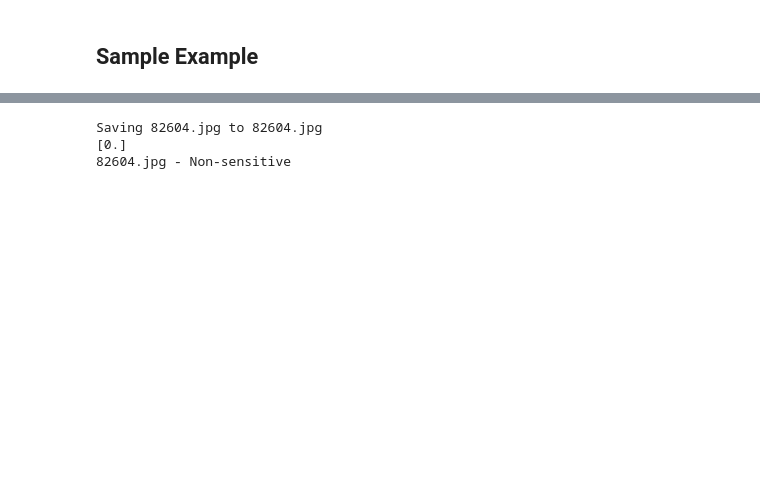
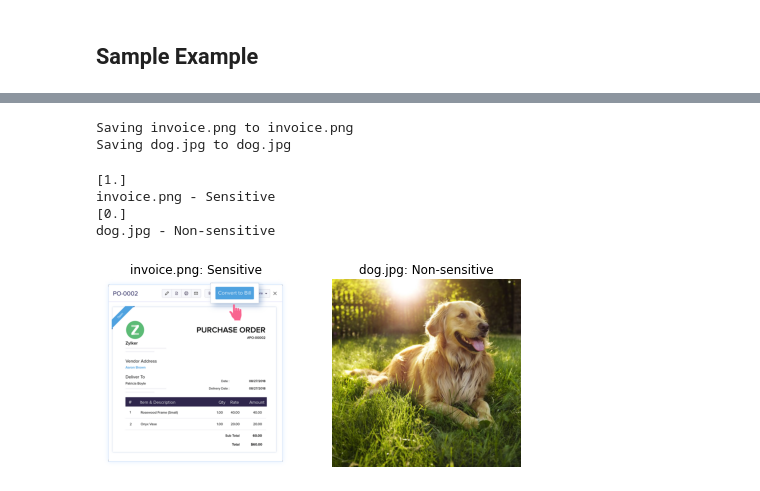
Before and after one commit to DhilipSanjay/Detection-of-Sensitive-Data-Exposure-in-Images, a Jupyter notebook: Image_Classification.ipynb, the cells around one changed output, grey strips where cells are left out. Saved outputs shown, nothing was run; the diff lists cells and outputs as text; code cells hidden in the pictures; blank space fills up the shorter version.

```diff
--- a/Image_Classification.ipynb
+++ b/Image_Classification.ipynb
@@ -251,27 +260,44 @@ Model converted to JSON successfully
 # %%
 import numpy as np
 from google.colab import files
 from keras.preprocessing import image
 
 uploaded = files.upload()
+result = dict()
 
 for fn in uploaded.keys():
 
   # predicting images
   path = '/content/' + fn
   img = image.load_img(path, target_size=(150, 150))
   x = image.img_to_array(img)
   x = np.expand_dims(x, axis=0)
 
   images = np.vstack([x])
   classes = model.predict(images, batch_size=10)
   print(classes[0])
   if classes[0]>0.5:
     print(fn + " - Sensitive")
+    result[fn] = "Sensitive"
   else:
     print(fn + " - Non-sensitive")
+    result[fn] = "Non-sensitive"
+
+plt.figure(figsize=(20,20))
+
+for i, fn in enumerate(uploaded.keys()):
+  image = plt.imread(fn)
+  plt.subplot(5, 5, i+1)
+  plt.axis("off")
+  plt.imshow(image)
+  ans = fn + ": " + result[fn]
+  plt.title(ans)
 # %% [output]
 [interactive output not drawn]
-Saving 82604.jpg to 82604.jpg
-[0.]
-82604.jpg - Non-sensitive
+Saving invoice.png to invoice.png
+Saving dog.jpg to dog.jpg
+[1.]
+invoice.png - Sensitive
+[0.]
+dog.jpg - Non-sensitive
+[figure, added]
```
Also changed, not shown: parts of 6 cells of this notebook.
